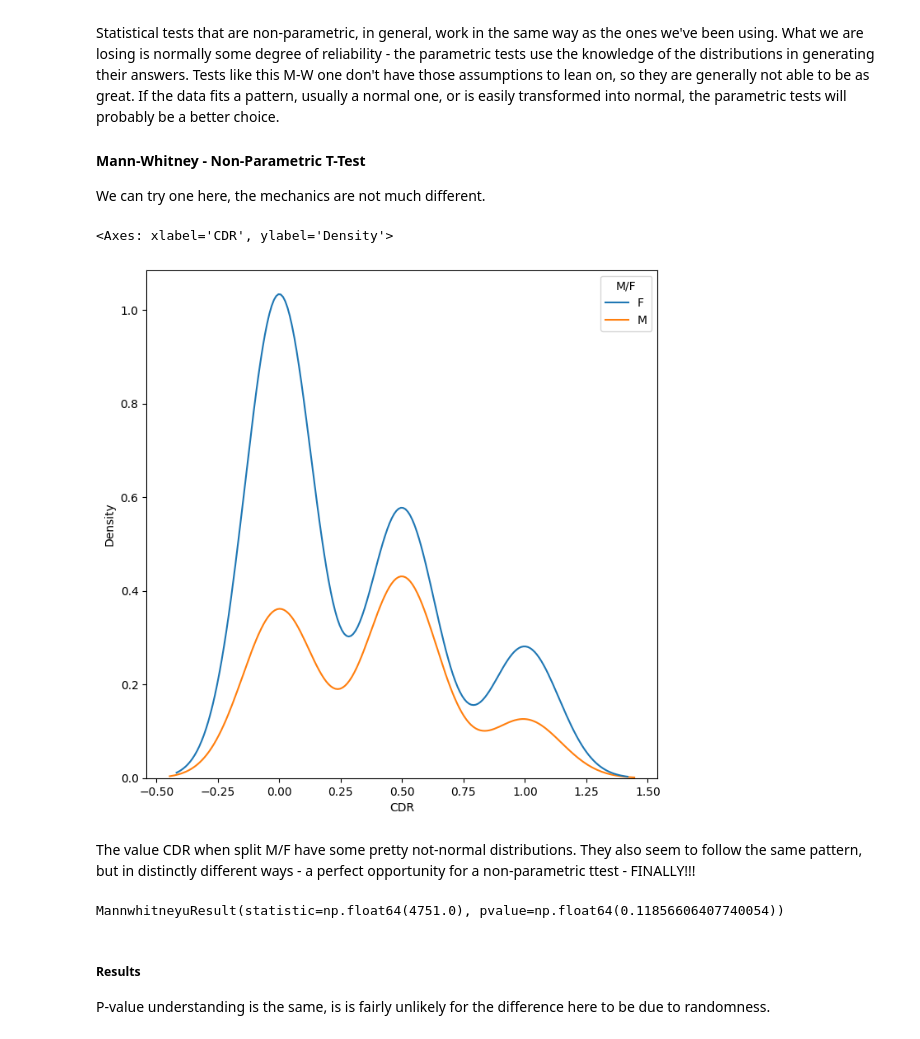
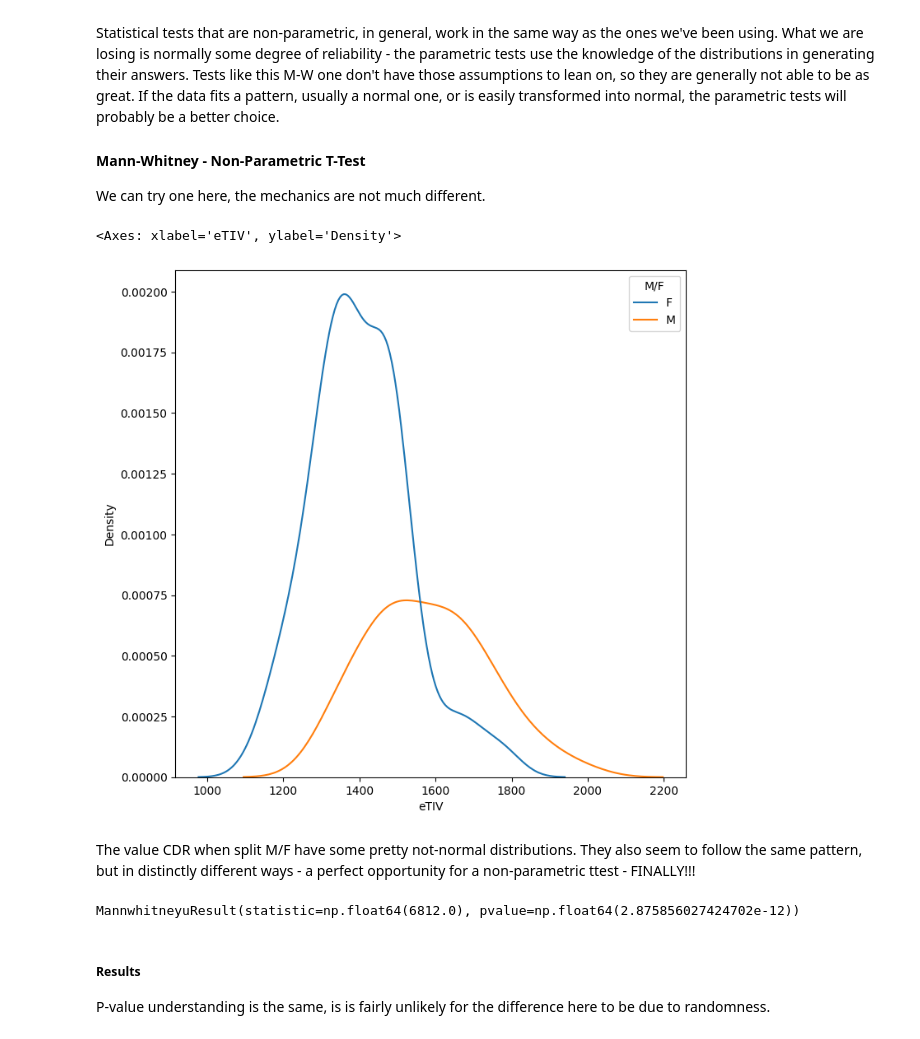
Before and after one commit to AkeemSemperDataScience/Basic_Stats_in_Python_Student_Repository, a Jupyter notebook: 017_Hypothesis_Test_2_sol.ipynb, the cells around one changed output. Cells and saved outputs as stored; diff of their text form; code cells hidden in the pictures.

```diff
--- a/017_Hypothesis_Test_2_sol.ipynb
+++ b/017_Hypothesis_Test_2_sol.ipynb
@@ -406,19 +406,19 @@ Statistical tests that are non-parametric, in general, work in the same way as t
 
 We can try one here, the mechanics are not much different.
 # %%
-sns.kdeplot(data=df2, x="CDR", hue="M/F")
+sns.kdeplot(data=df2, x="eTIV", hue="M/F")
 # %% [output]
-<Axes: xlabel='CDR', ylabel='Density'>
+<Axes: xlabel='eTIV', ylabel='Density'>
-[figure, old version]
+[figure, new version]
 # %% [markdown]
 The value CDR when split M/F have some pretty not-normal distributions. They also seem to follow the same pattern, but in distinctly different ways - a perfect opportunity for a non-parametric ttest - FINALLY!!!
 # %%
-cdr_m = df2['CDR'][df2['M/F'] == "M"]
-cdr_f = df2['CDR'][df2['M/F'] == "F"]
+cdr_m = df2['eTIV'][df2['M/F'] == "M"]
+cdr_f = df2['eTIV'][df2['M/F'] == "F"]
 
 ss.mannwhitneyu(cdr_m, cdr_f)
 # %% [output]
-MannwhitneyuResult(statistic=np.float64(4751.0), pvalue=np.float64(0.11856606407740054))
+MannwhitneyuResult(statistic=np.float64(6812.0), pvalue=np.float64(2.875856027424702e-12))
 # %% [markdown]
 ##### Results
 
```
Also changed, not shown: parts of 2 cells of this notebook, 1 other file.
